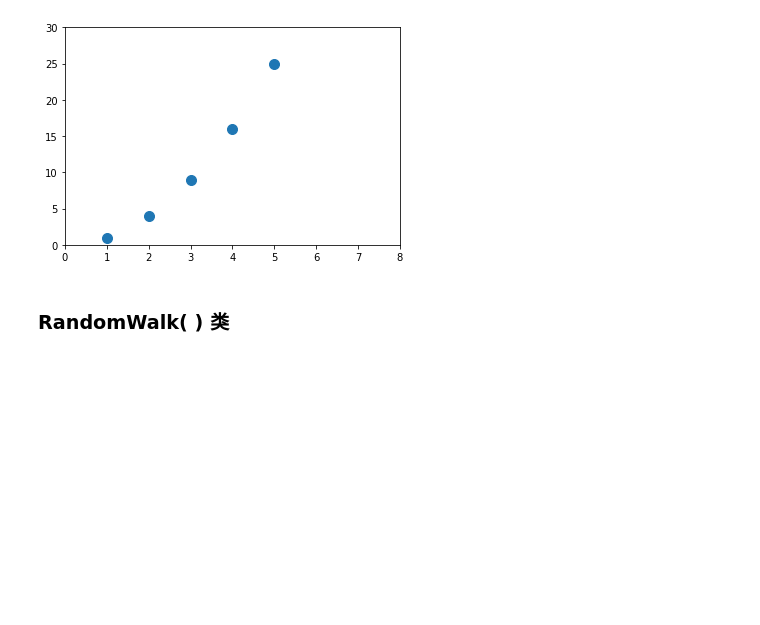
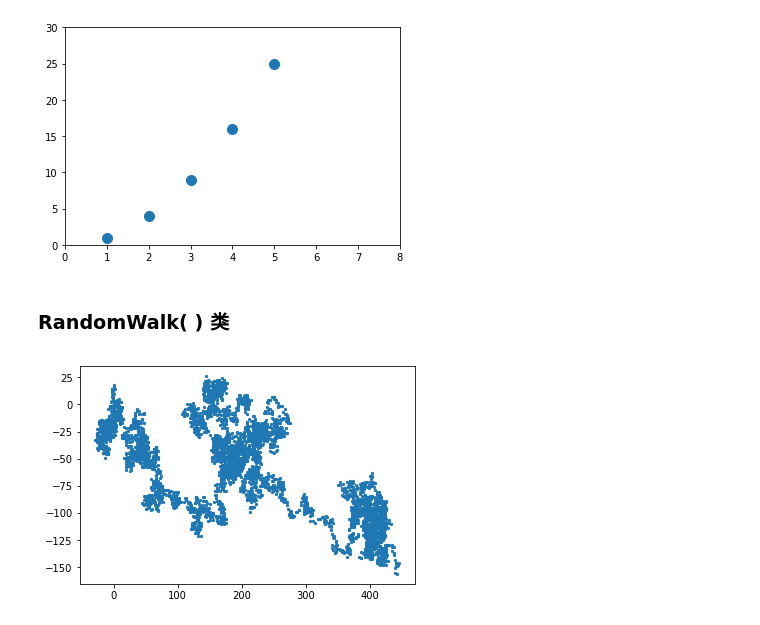
Before and after one commit to ZenWisty/model-learn-matplotlib-pandas-etc, a Jupyter notebook: matplotlib/Lesson1.ipynb, the cells around one changed output. Cells and saved outputs as stored; diff of their text form; code cells hidden in the pictures; blank space fills up the shorter version.

Commit message:
random walk

```diff
--- a/matplotlib/Lesson1.ipynb
+++ b/matplotlib/Lesson1.ipynb
@@ -38,0 +29,42 @@ class RandomWalk():
+# %%
+from random import choice
+
+class RandomWalk():
+
+    def __init__(self, num_points=5000):
+        self.num_points = num_points
+
+        self.x_values=[0]
+        self.y_values=[0]
+
+    def fill_walk(self):
+
+        while len(self.x_values) < self.num_points:
+            x_direction = choice([1,-1])
+            x_distance = choice([0,1,2,3,4])
+            x_step = x_direction * x_distance
+
+            y_direction = choice([1,-1])
+            y_distance = choice([0,1,2,3,4])
+            y_step = y_direction * y_distance
+
+            # avoid step still(not moving)
+            if x_step == 0 and y_step == 0 :
+                continue
+
+            next_x = self.x_values[-1] + x_step
+            next_y = self.y_values[-1] + y_step
+
+            self.x_values.append(next_x)
+            self.y_values.append(next_y)
+# %%
+# plot
+import matplotlib.pyplot as plt
+
+# from random_walk import RandomWalk
+rw = RandomWalk()
+rw.fill_walk()
+plt.scatter(rw.x_values, rw.y_values, s=5)
+plt.show()
+# %% [output]
+[figure, added]
```
Also changed, not shown: parts of 3 cells of this notebook, 7 other files.
